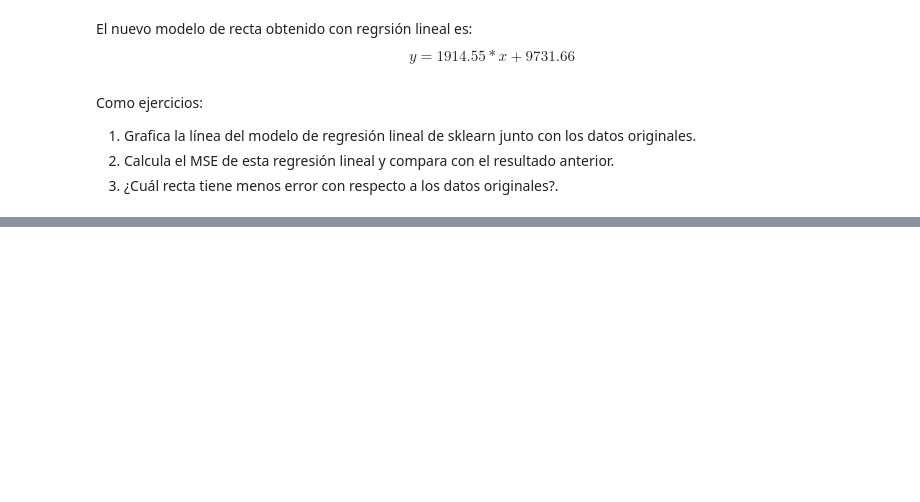
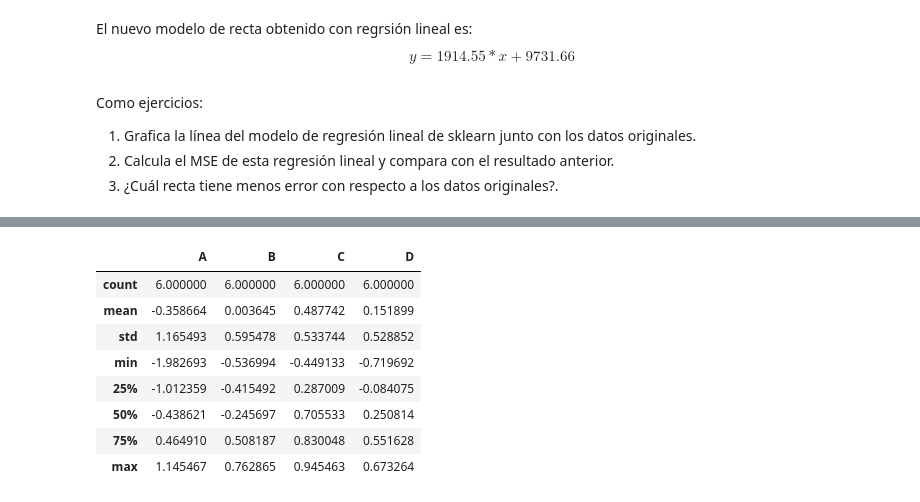
Before and after one commit to JordanMedinaOrtiz/mineria-datos, a Jupyter notebook: Mineria_datos.ipynb, the cells around one changed output, grey strips where cells are left out. Saved outputs shown, nothing was run; the diff lists cells and outputs as text; code cells hidden in the pictures; blank space fills up the shorter version.

```diff
--- a/Mineria_datos.ipynb
+++ b/Mineria_datos.ipynb
@@ -841,0 +859,2 @@ Como ejercicios:
+# %%
+dates = pd.date_range("20130101", periods=6)
@@ -841,0 +865,3 @@ Como ejercicios:
+# %%
+df = pd.DataFrame(np.random.randn(6, 4), index=dates, columns=list("ABCD"))
+df
@@ -841,0 +905,12 @@ Como ejercicios:
+# %%
+df.describe()
+# %% [output]
+|  | A | B | C | D |
+| count | 6.000000 | 6.000000 | 6.000000 | 6.000000 |
+| mean | -0.358664 | 0.003645 | 0.487742 | 0.151899 |
+| std | 1.165493 | 0.595478 | 0.533744 | 0.528852 |
+| min | -1.982693 | -0.536994 | -0.449133 | -0.719692 |
+| 25% | -1.012359 | -0.415492 | 0.287009 | -0.084075 |
+| 50% | -0.438621 | -0.245697 | 0.705533 | 0.250814 |
+| 75% | 0.464910 | 0.508187 | 0.830048 | 0.551628 |
+| max | 1.145467 | 0.762865 | 0.945463 | 0.673264 |
```
Also changed, not shown: parts of 12 cells of this notebook.
